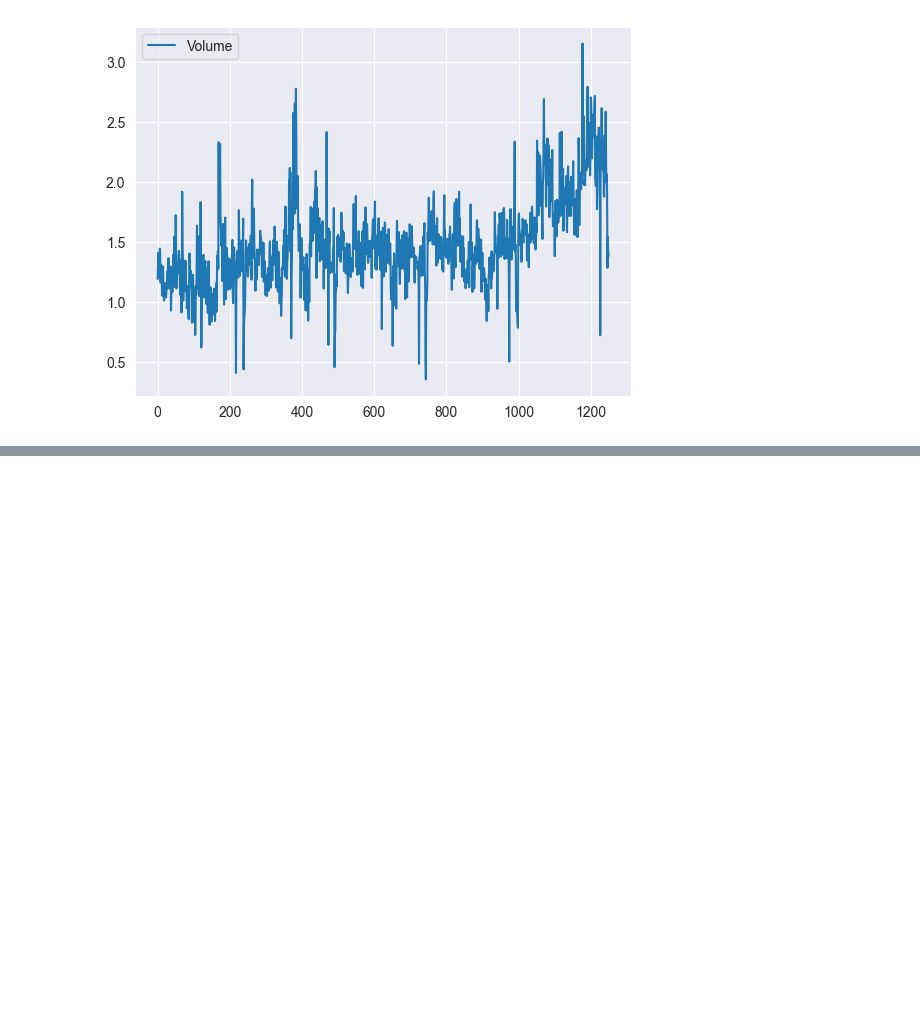
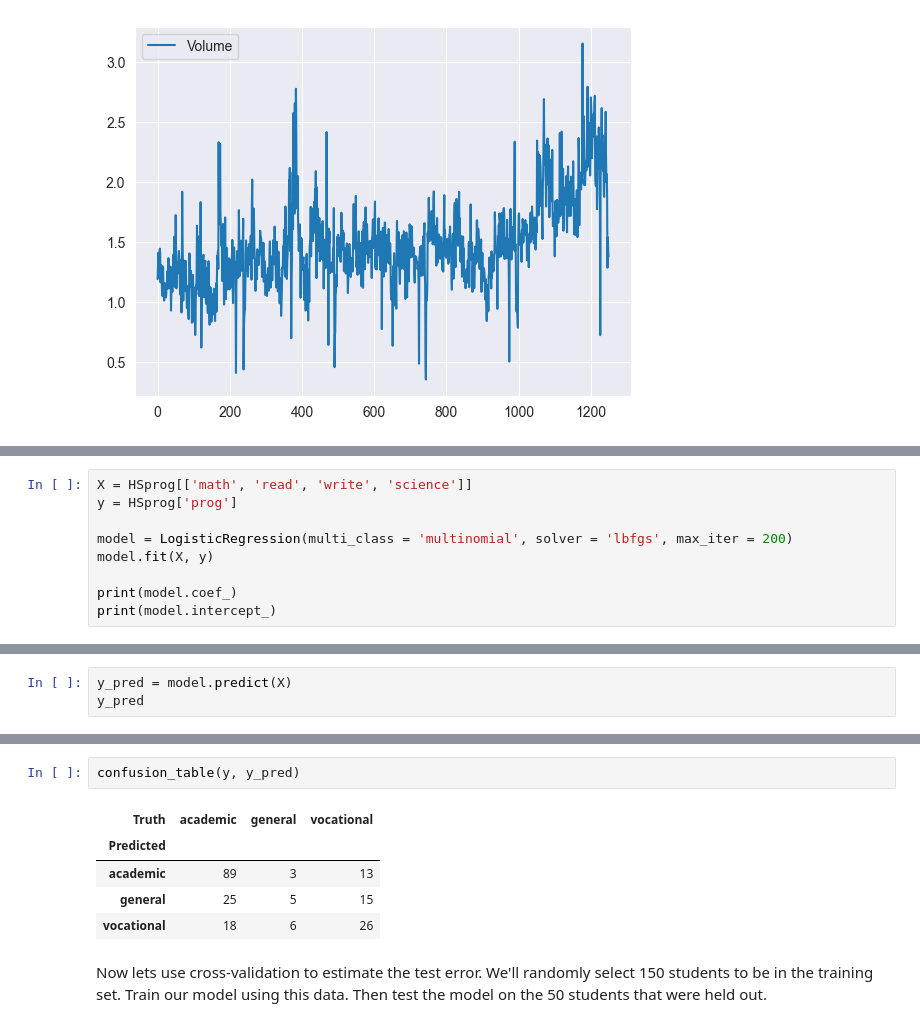
Before and after one commit to CameronOldweiler/DataProjects, a Jupyter notebook: Chapter4Lab.ipynb, the cells around one changed output, grey strips where cells are left out. Cells and saved outputs as stored; diff of their text form; blank space fills up the shorter version.

```diff
--- a/Chapter4Lab.ipynb
+++ b/Chapter4Lab.ipynb
@@ -46,0 +187,9 @@ Smarket.plot(y = 'Volume');
+# %%
+X = HSprog[['math', 'read', 'write', 'science']]
+y = HSprog['prog']
+
+model = LogisticRegression(multi_class = 'multinomial', solver = 'lbfgs', max_iter = 200)
+model.fit(X, y)
+
+print(model.coef_)
+print(model.intercept_)
@@ -46,0 +225,3 @@ Smarket.plot(y = 'Volume');
+# %%
+y_pred = model.predict(X)
+y_pred
@@ -46,0 +246,10 @@ Smarket.plot(y = 'Volume');
+# %%
+confusion_table(y, y_pred)
+# %% [output]
+| Truth | academic | general | vocational |
+| Predicted |  |  |  |
+| academic | 89 | 3 | 13 |
+| general | 25 | 5 | 15 |
+| vocational | 18 | 6 | 26 |
+# %% [markdown]
+Now lets use cross-validation to estimate the test error. We'll randomly select 150 students to be in the training set.  Train our model using this data.  Then test the model on the 50 students that were held out.
```
Also changed, not shown: parts of 18 cells of this notebook.
